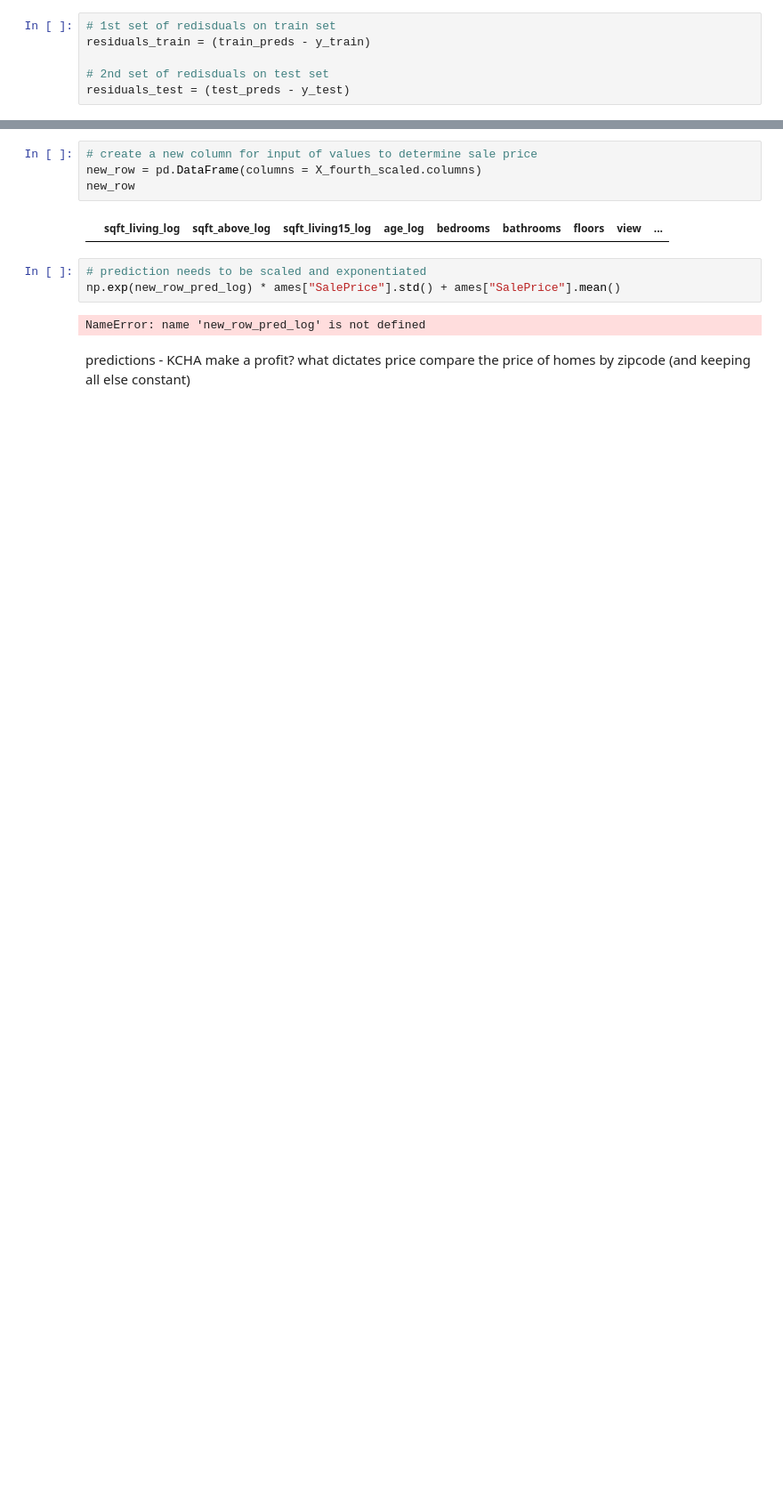
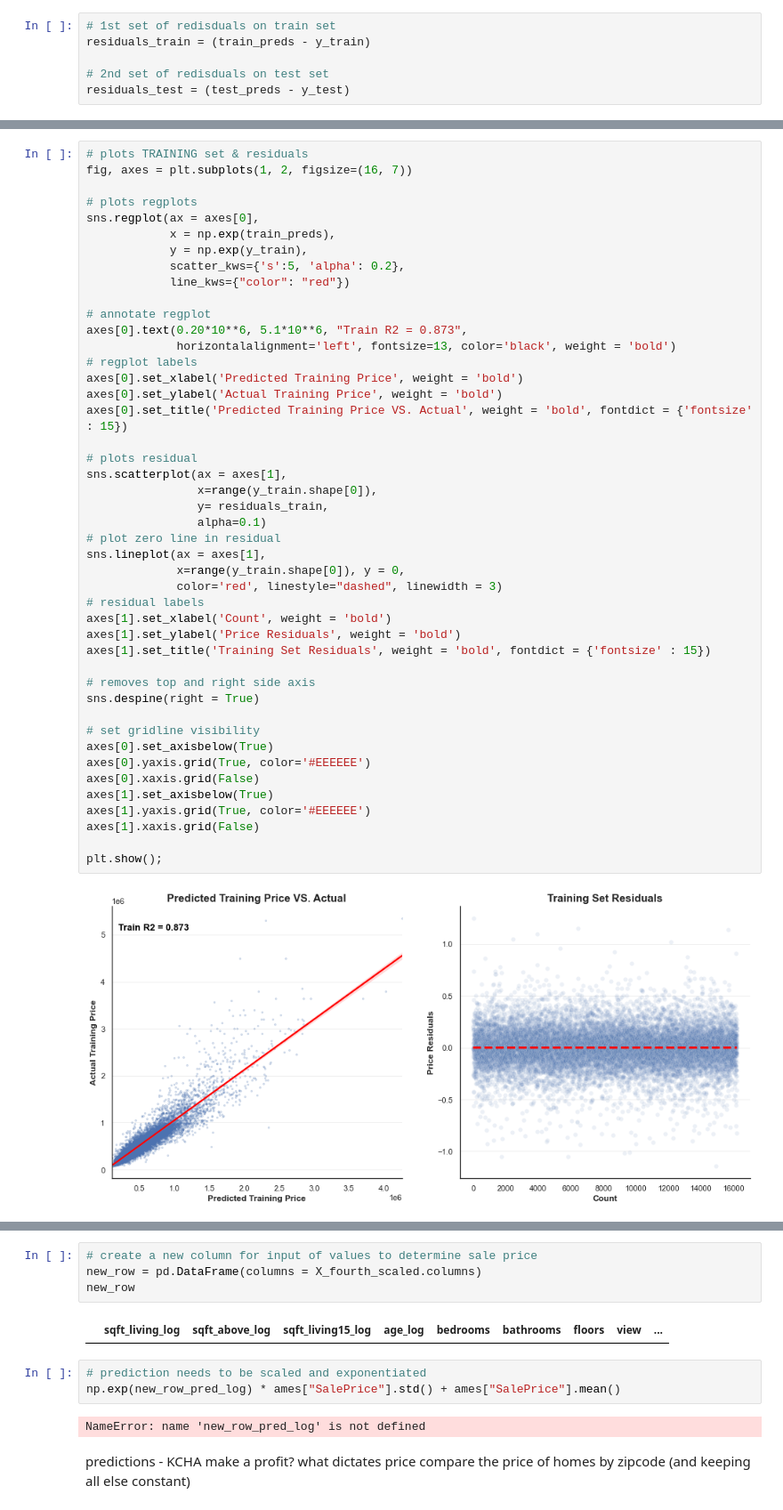
Before and after one commit to eric8395/Housing_Market_Linear_Regression, a Jupyter notebook: Housing Market Linear Regression.ipynb, the cells around one changed output, grey strips where cells are left out. Shown at 89% size. Drawn from its saved outputs; the diff is of its cells as text; blank space fills up the shorter version.

Commit message:
regression model graphs

```diff
--- a/Housing Market Linear Regression.ipynb
+++ b/Housing Market Linear Regression.ipynb
@@ -2034,0 +1950,47 @@ plt.show();
+# %%
+# plots TRAINING set & residuals
+fig, axes = plt.subplots(1, 2, figsize=(16, 7))
+
+# plots regplots
+sns.regplot(ax = axes[0],
+            x = np.exp(train_preds),
+            y = np.exp(y_train),
+            scatter_kws={'s':5, 'alpha': 0.2},
+            line_kws={"color": "red"})
+
+# annotate regplot
+axes[0].text(0.20*10**6, 5.1*10**6, "Train R2 = 0.873",
+             horizontalalignment='left', fontsize=13, color='black', weight = 'bold')
+# regplot labels
+axes[0].set_xlabel('Predicted Training Price', weight = 'bold')
+axes[0].set_ylabel('Actual Training Price', weight = 'bold')
+axes[0].set_title('Predicted Training Price VS. Actual', weight = 'bold', fontdict = {'fontsize' : 15})
+
+# plots residual
+sns.scatterplot(ax = axes[1],
+                x=range(y_train.shape[0]),
+                y= residuals_train,
+                alpha=0.1)
+# plot zero line in residual
+sns.lineplot(ax = axes[1],
+             x=range(y_train.shape[0]), y = 0,
+             color='red', linestyle="dashed", linewidth = 3)
+# residual labels
+axes[1].set_xlabel('Count', weight = 'bold')
+axes[1].set_ylabel('Price Residuals', weight = 'bold')
+axes[1].set_title('Training Set Residuals', weight = 'bold', fontdict = {'fontsize' : 15})
+
+# removes top and right side axis
+sns.despine(right = True)
+
+# set gridline visibility
+axes[0].set_axisbelow(True)
+axes[0].yaxis.grid(True, color='#EEEEEE')
+axes[0].xaxis.grid(False)
+axes[1].set_axisbelow(True)
+axes[1].yaxis.grid(True, color='#EEEEEE')
+axes[1].xaxis.grid(False)
+
+plt.show();
+# %% [output]
+[figure, added]
```
Also changed, not shown: parts of 17 cells of this notebook.
